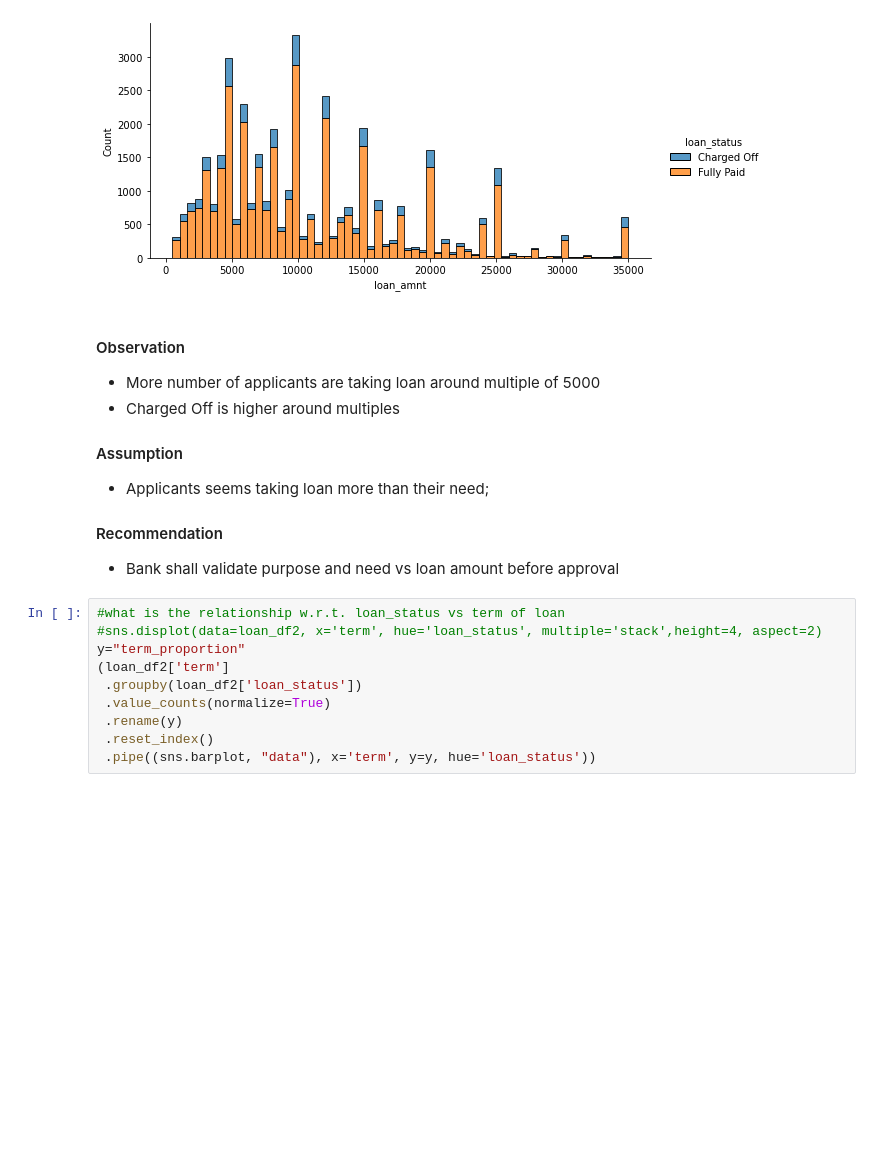
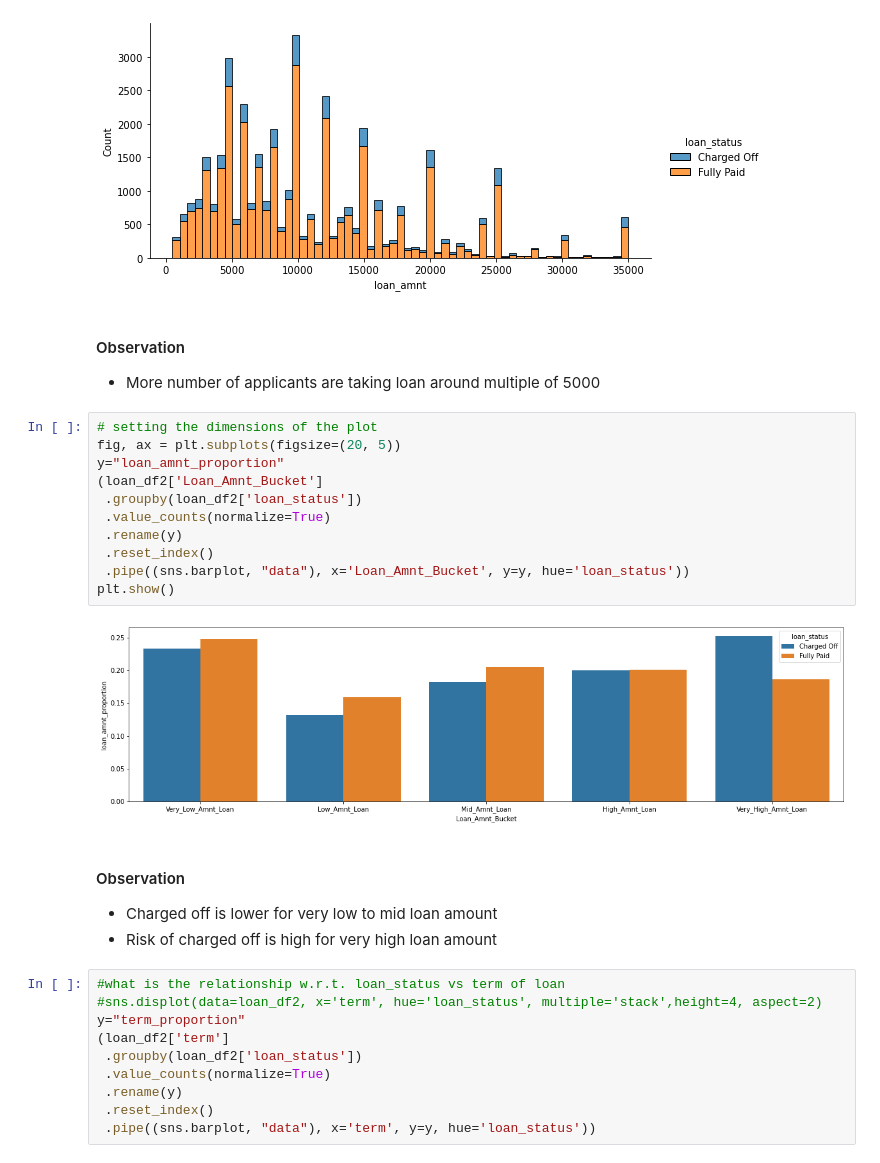
Before and after one commit to JamshedAhsan/fraud-detection, a Jupyter notebook: Case-Study-Lending-Loan-Club.ipynb, the cells around one changed output. Saved outputs shown, nothing was run; the diff lists cells and outputs as text; blank space fills up the shorter version.

```diff
--- a/Case-Study-Lending-Loan-Club.ipynb
+++ b/Case-Study-Lending-Loan-Club.ipynb
@@ -1574,13 +1555,23 @@ sns.displot(data=loan_df2, x='loan_amnt', hue='loan_status', multiple='stack',he
 # %% [markdown]
 #### Observation
 * More number of applicants are taking loan around multiple of 5000
-* Charged Off is higher around multiples
-
-#### Assumption
-* Applicants seems taking loan more than their need;
-
-#### Recommendation
-* Bank shall validate purpose and need vs loan amount before approval
+# %%
+# setting the dimensions of the plot
+fig, ax = plt.subplots(figsize=(20, 5))
+y="loan_amnt_proportion"
+(loan_df2['Loan_Amnt_Bucket']
+ .groupby(loan_df2['loan_status'])
+ .value_counts(normalize=True)
+ .rename(y)
+ .reset_index()
+ .pipe((sns.barplot, "data"), x='Loan_Amnt_Bucket', y=y, hue='loan_status'))
+plt.show()
+# %% [output]
+[figure, added]
+# %% [markdown]
+#### Observation
+* Charged off is lower for very low to mid loan amount
+* Risk of charged off is high for very high loan amount
 # %%
 #what is the relationship w.r.t. loan_status vs term of loan
 #sns.displot(data=loan_df2, x='term', hue='loan_status', multiple='stack',height=4, aspect=2)
```
Also changed, not shown: parts of 17 cells of this notebook.
